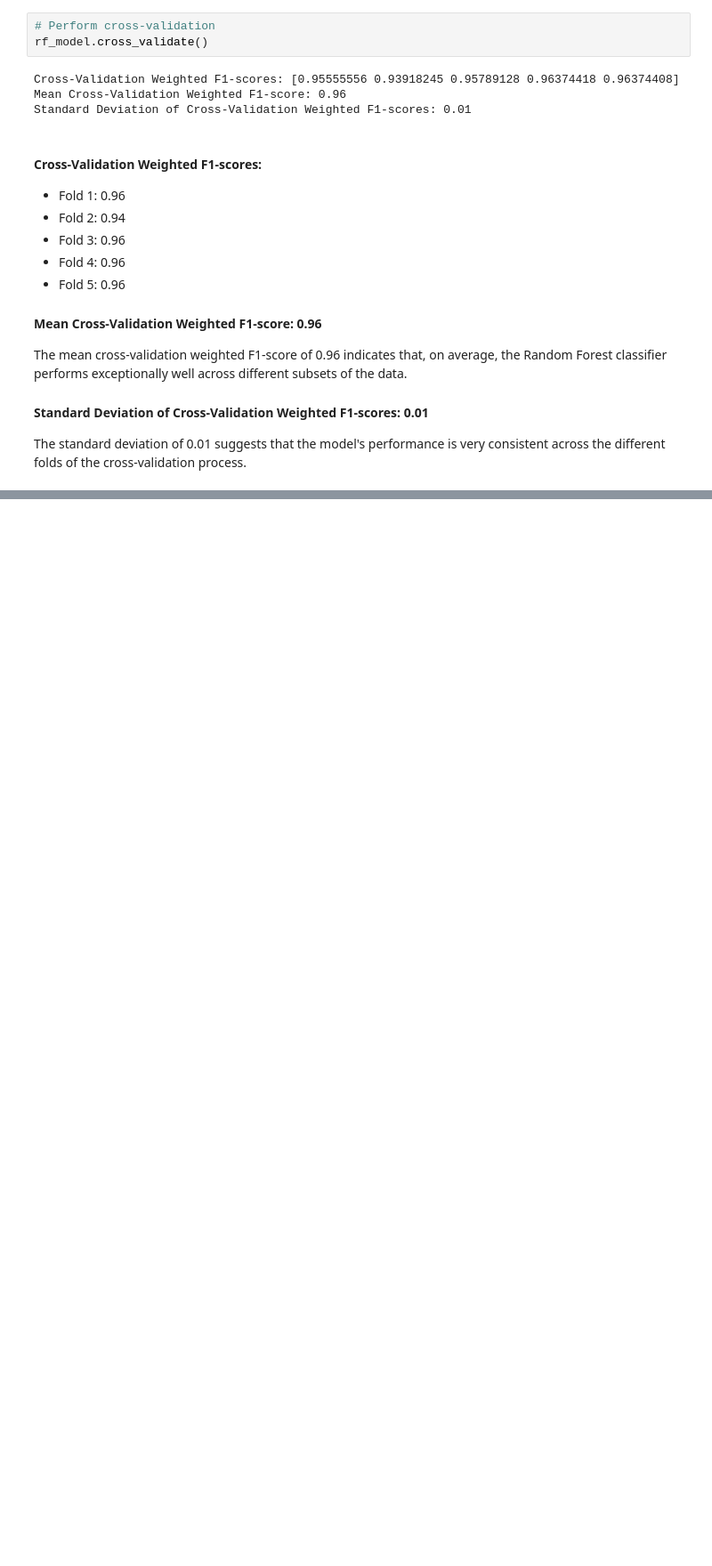
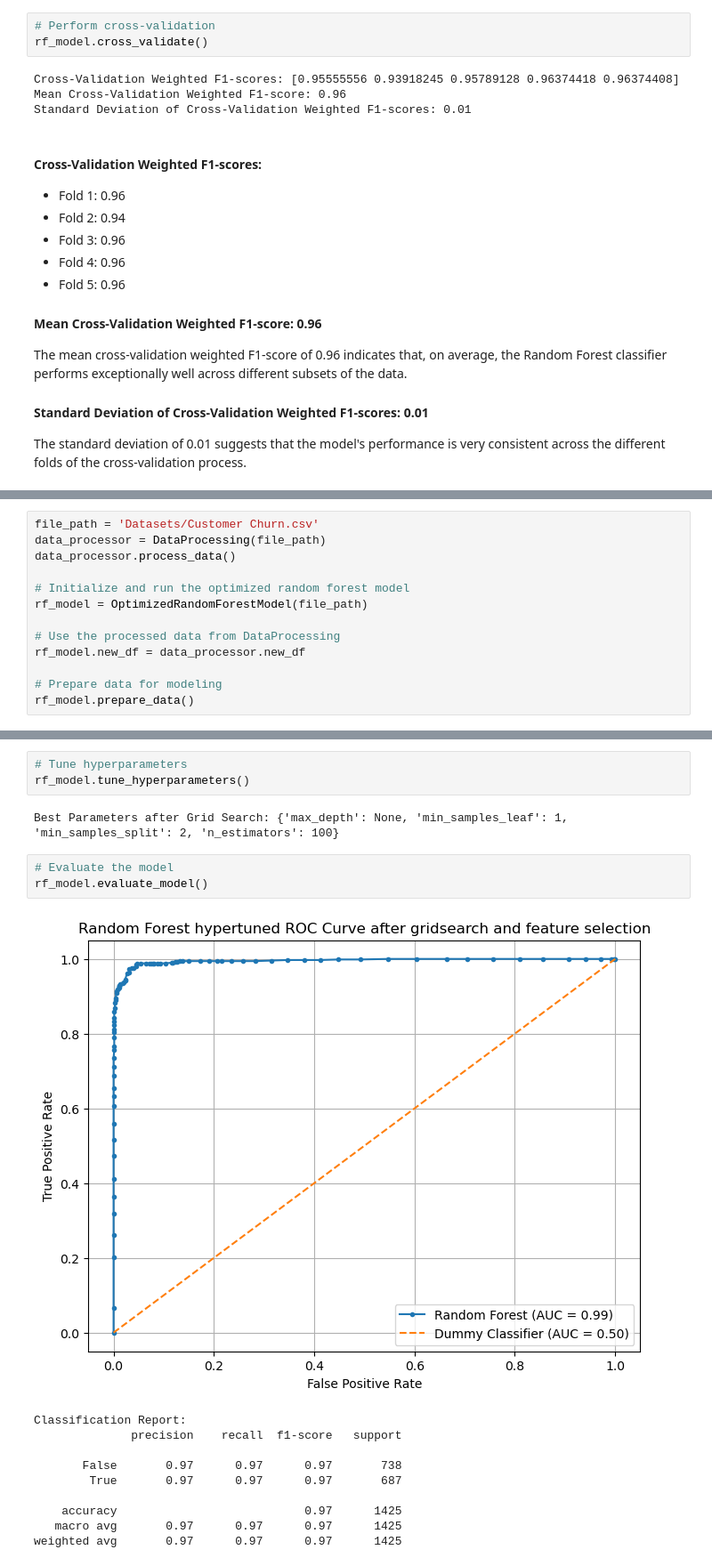
Before and after one commit to Muthama42/SyriaTel-Churn-Predictor, a Jupyter notebook: Syriatel.ipynb, the cells around one changed output, grey strips where cells are left out. Shown: that part at 89% size. Cells and saved outputs as stored; diff of their text form; blank space fills up the shorter version.

Commit message:
Add Optimized Random Forest

```diff
--- a/Syriatel.ipynb
+++ b/Syriatel.ipynb
@@ -961,0 +1114,13 @@ The standard deviation of 0.01 suggests that the model's performance is very con
+# %%
+file_path = 'Datasets/Customer Churn.csv'
+data_processor = DataProcessing(file_path)
+data_processor.process_data()
+
+# Initialize and run the optimized random forest model
+rf_model = OptimizedRandomForestModel(file_path)
+
+# Use the processed data from DataProcessing
+rf_model.new_df = data_processor.new_df
+
+# Prepare data for modeling
+rf_model.prepare_data()
@@ -961,0 +1160,19 @@ The standard deviation of 0.01 suggests that the model's performance is very con
+# %%
+# Tune hyperparameters
+rf_model.tune_hyperparameters()
+# %% [output]
+Best Parameters after Grid Search: {'max_depth': None, 'min_samples_leaf': 1, 'min_samples_split': 2, 'n_estimators': 100}
+# %%
+# Evaluate the model
+rf_model.evaluate_model()
+# %% [output]
+[figure, added]
+Classification Report:
+              precision    recall  f1-score   support
+
+       False       0.97      0.97      0.97       738
+        True       0.97      0.97      0.97       687
+
+    accuracy                           0.97      1425
+   macro avg       0.97      0.97      0.97      1425
+weighted avg       0.97      0.97      0.97      1425
```
Also changed, not shown: parts of 8 cells of this notebook.
